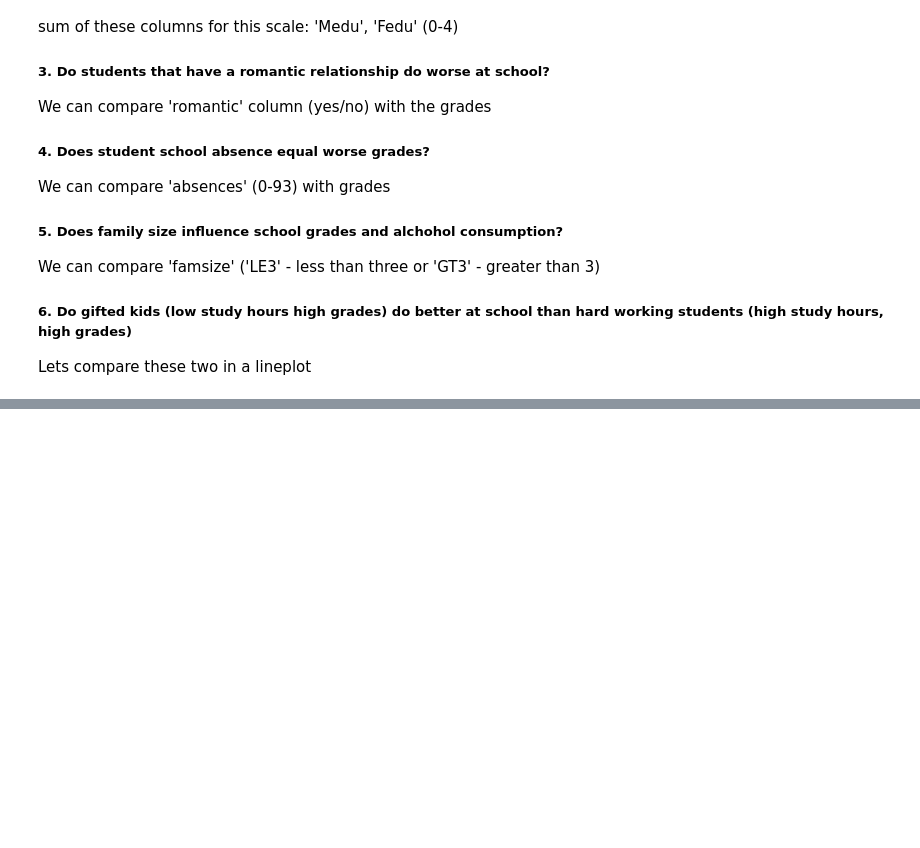
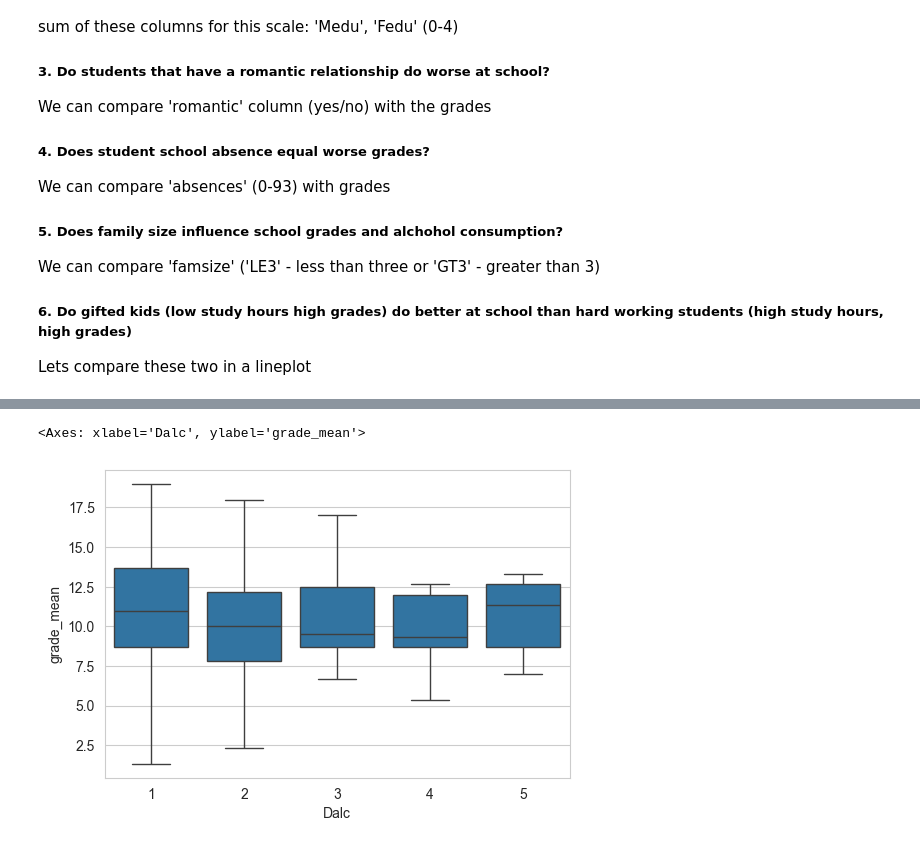
Before and after one commit to 3wn00/data_science_portfolio, a Jupyter notebook: student_alchohol_consumption/main.ipynb, the cells around one changed output, grey strips where cells are left out. Saved outputs shown, nothing was run; the diff lists cells and outputs as text; code cells hidden in the pictures; blank space fills up the shorter version.

```diff
--- a/student_alchohol_consumption/main.ipynb
+++ b/student_alchohol_consumption/main.ipynb
@@ -121,0 +125,5 @@ Lets compare these two in a lineplot
+# %%
+sns.boxplot(x='Dalc', y='grade_mean', data=df)
+# %% [output]
+<Axes: xlabel='Dalc', ylabel='grade_mean'>
+[figure, added]
```
Also changed, not shown: parts of 8 cells of this notebook.
